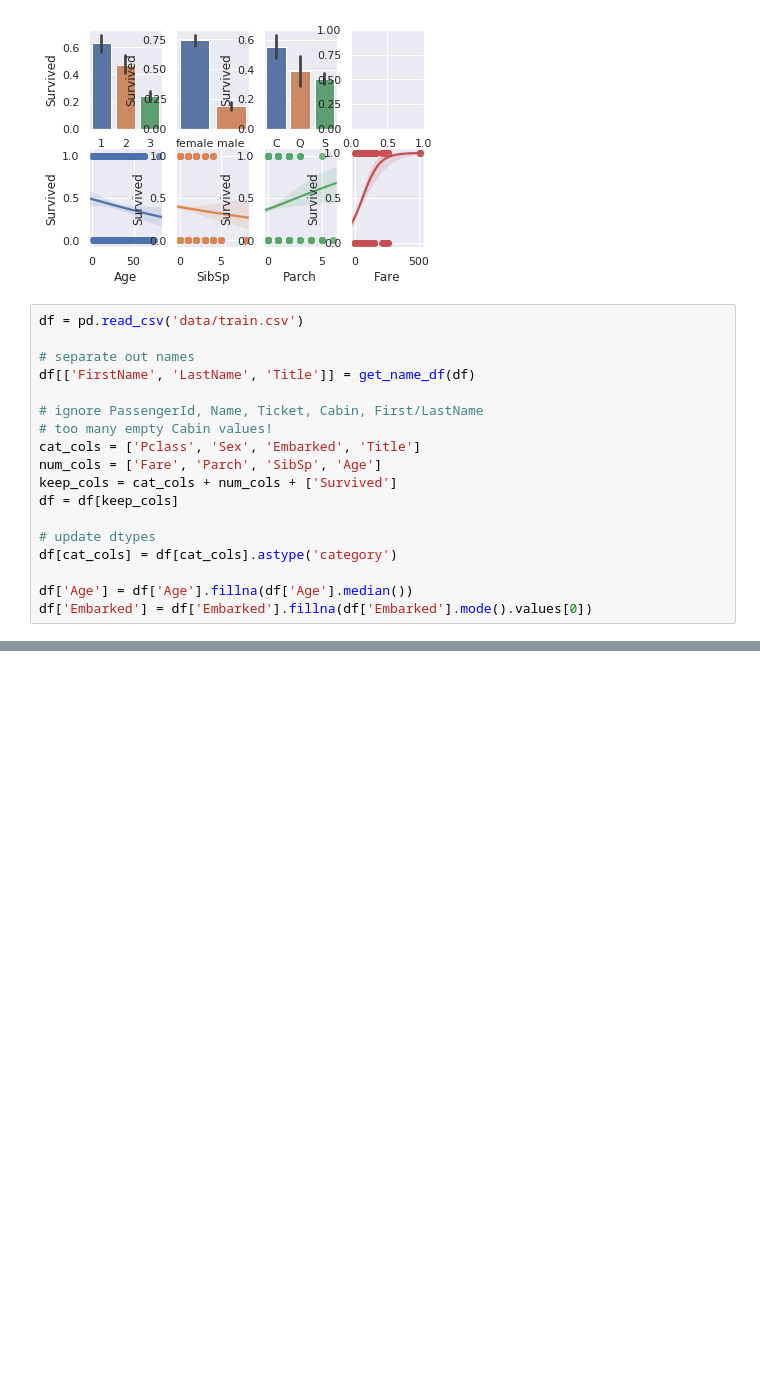
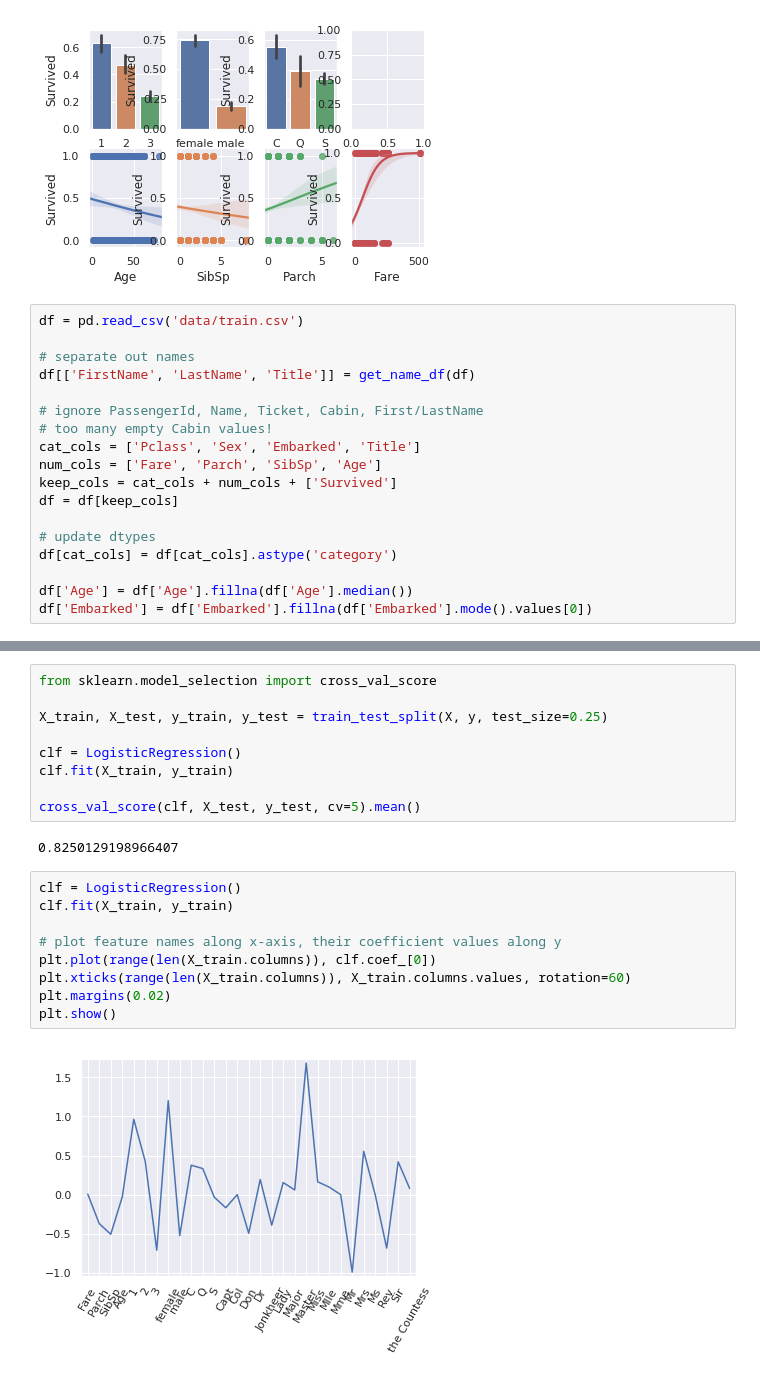
Before and after one commit to mdzhang/kaggle-submissions, a Jupyter notebook: competitions/titanic/titanic.ipynb, the cells around one changed output, grey strips where cells are left out. Cells and saved outputs as stored; diff of their text form; blank space fills up the shorter version.

Commit message:
More scoring, visualizing logreg coefs

```diff
--- a/competitions/titanic/titanic.ipynb
+++ b/competitions/titanic/titanic.ipynb
@@ -287,0 +297,22 @@ memory usage: 49.7 KB
+# %%
+from sklearn.model_selection import cross_val_score
+
+X_train, X_test, y_train, y_test = train_test_split(X, y, test_size=0.25)
+
+clf = LogisticRegression()
+clf.fit(X_train, y_train)
+
+cross_val_score(clf, X_test, y_test, cv=5).mean()
+# %% [output]
+0.8250129198966407
+# %%
+clf = LogisticRegression()
+clf.fit(X_train, y_train)
+
+# plot feature names along x-axis, their coefficient values along y
+plt.plot(range(len(X_train.columns)), clf.coef_[0])
+plt.xticks(range(len(X_train.columns)), X_train.columns.values, rotation=60)
+plt.margins(0.02)
+plt.show()
+# %% [output]
+[figure, added]
```
Also changed, not shown: parts of 4 cells of this notebook.
